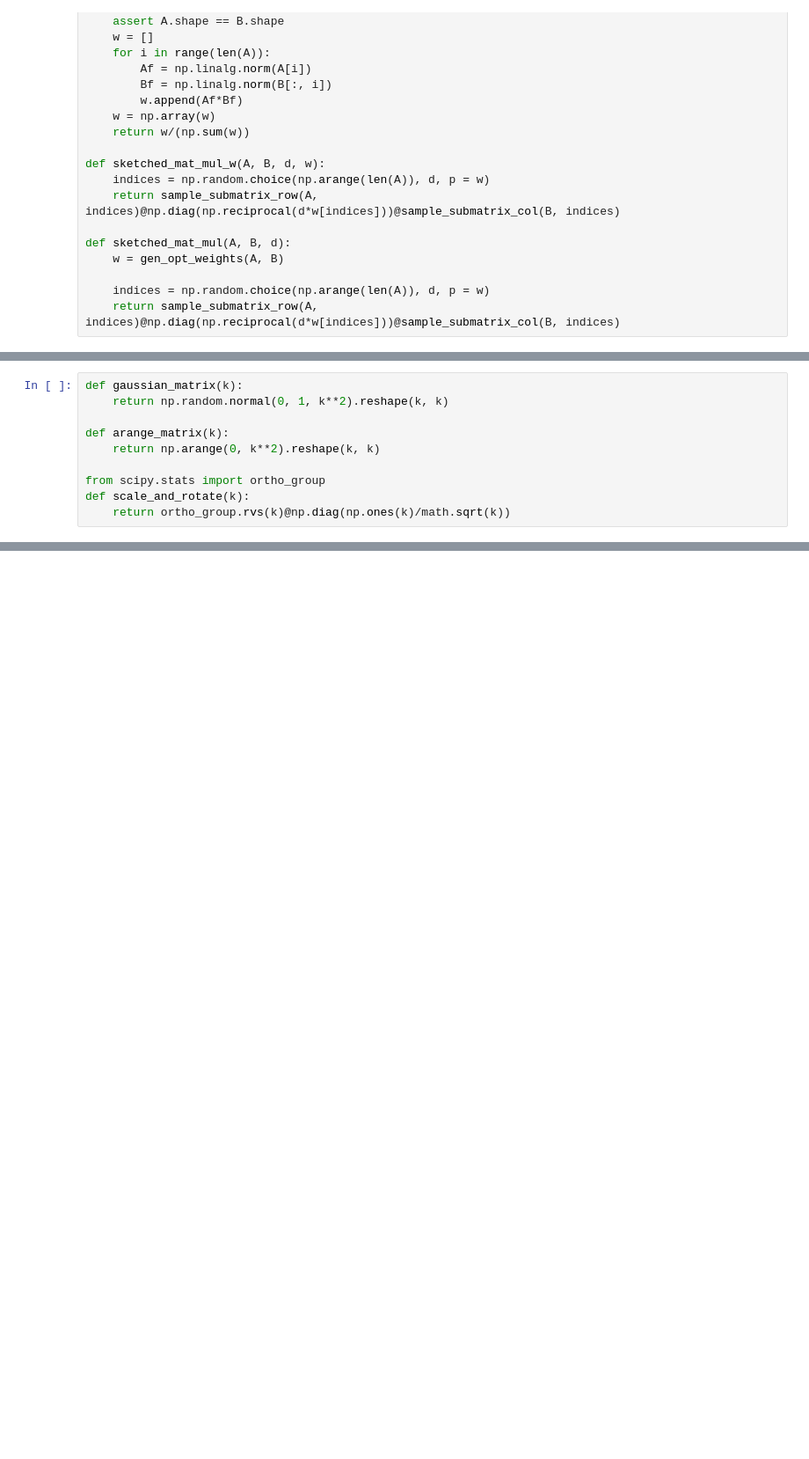
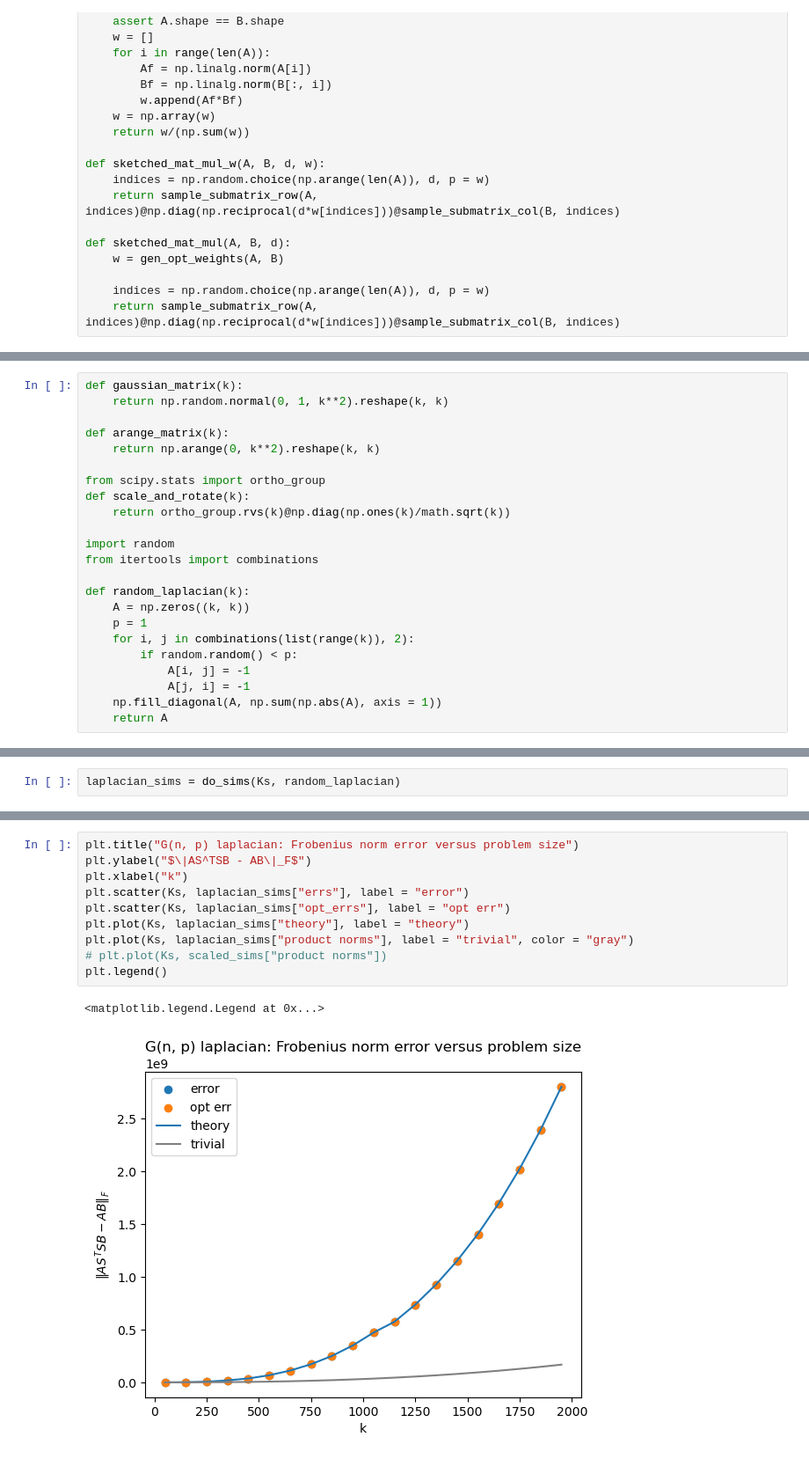
Before and after one commit to bhdsc/rNLA, a Jupyter notebook: matrix_mul.ipynb, the cells around one changed output, grey strips where cells are left out. Shown: that part at 88% size. Saved outputs shown, nothing was run; the diff lists cells and outputs as text; blank space fills up the shorter version.

```diff
--- a/matrix_mul.ipynb
+++ b/matrix_mul.ipynb
@@ -103,4 +103,17 @@ def arange_matrix(k):
 from scipy.stats import ortho_group
 def scale_and_rotate(k):
     return ortho_group.rvs(k)@np.diag(np.ones(k)/math.sqrt(k))
+
+import random
+from itertools import combinations
+
+def random_laplacian(k):
+    A = np.zeros((k, k))
+    p = 1
+    for i, j in combinations(list(range(k)), 2):
+        if random.random() < p:
+            A[i, j] = -1
+            A[j, i] = -1
+    np.fill_diagonal(A, np.sum(np.abs(A), axis = 1))
+    return A
 # %%
@@ -159,3 +125,5 @@ NameError: name 'prod_frob_norms' is not defined
+# %%
+laplacian_sims = do_sims(Ks, random_laplacian)
 # %%
 plt.title("Gaussian random matrices: Frobenius norm error versus problem size")
 plt.ylabel("$\|AS^TSB - AB\|_F$")
@@ -237,0 +207,13 @@ plt.legend()
+# %%
+plt.title("G(n, p) laplacian: Frobenius norm error versus problem size")
+plt.ylabel("$\|AS^TSB - AB\|_F$")
+plt.xlabel("k")
+plt.scatter(Ks, laplacian_sims["errs"], label = "error")
+plt.scatter(Ks, laplacian_sims["opt_errs"], label = "opt err")
+plt.plot(Ks, laplacian_sims["theory"], label = "theory")
+plt.plot(Ks, laplacian_sims["product norms"], label = "trivial", color = "gray")
+# plt.plot(Ks, scaled_sims["product norms"])
+plt.legend()
+# %% [output]
+<matplotlib.legend.Legend at 0x...>
+[figure, added]
```
Also changed, not shown: parts of 17 cells of this notebook.
